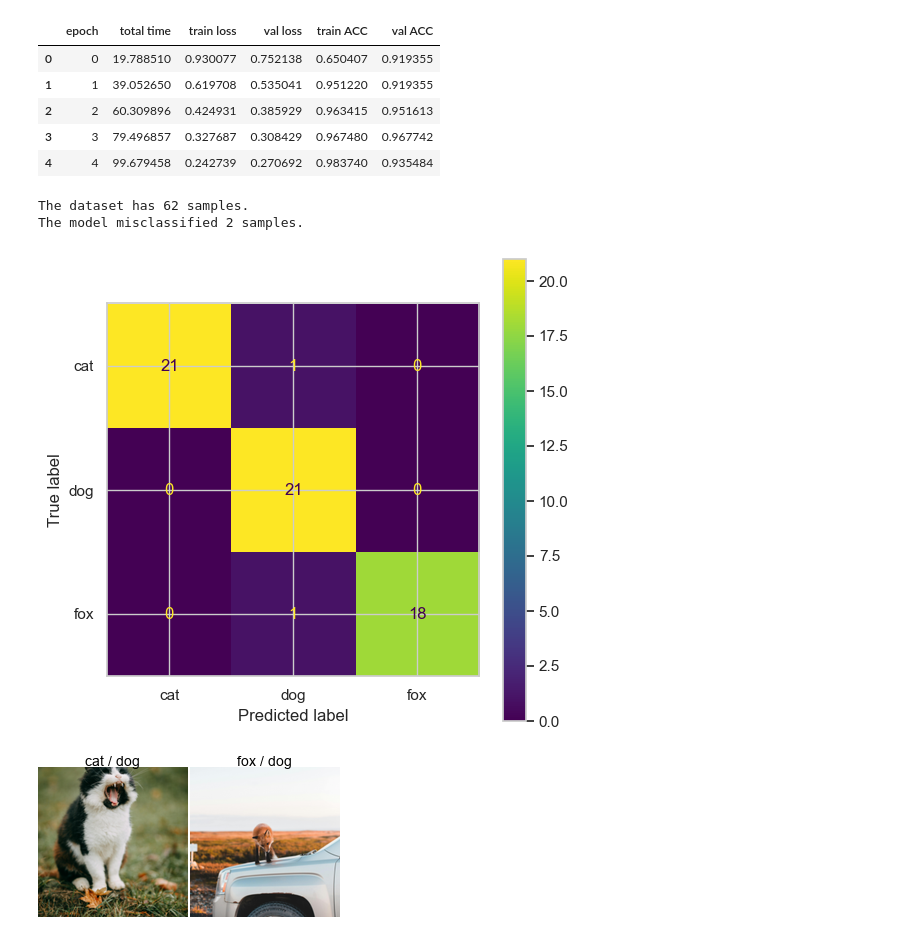
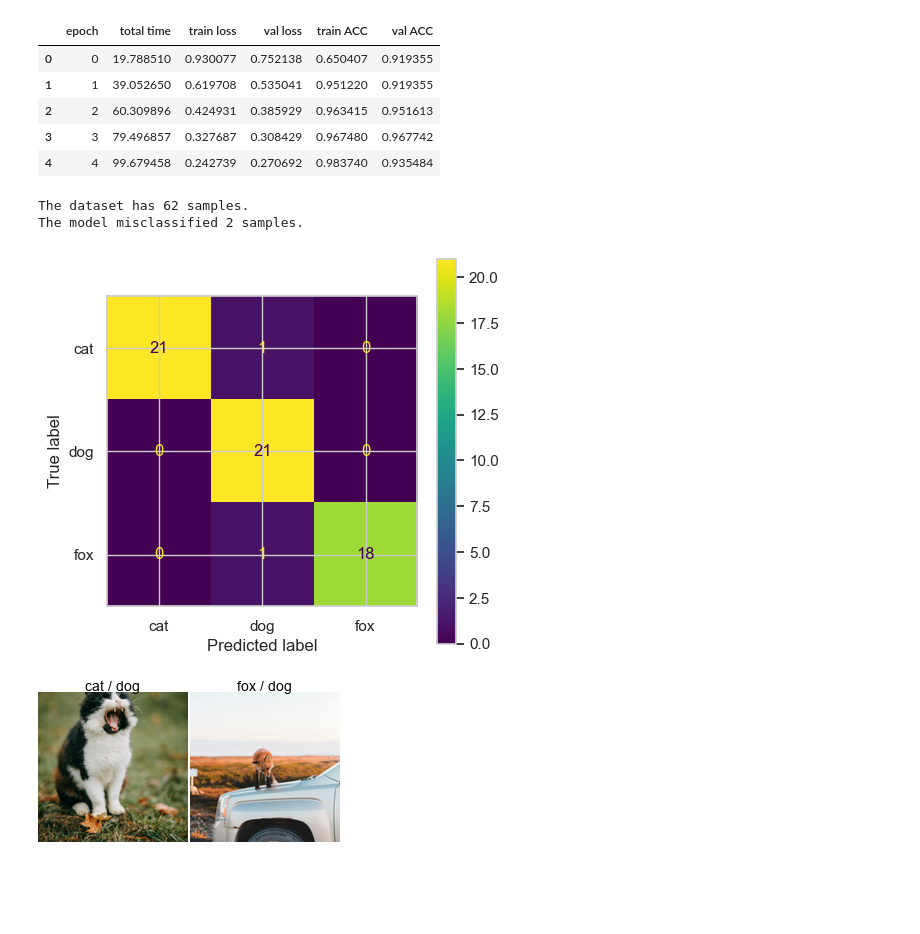
Before and after one commit to nkoranda97/DS776, a Jupyter notebook: Lesson_05_Transfer_Learning/cats_dogs_foxes.ipynb, the cells around one changed output. Drawn from its saved outputs; the diff is of its cells as text; code cells hidden in the pictures; blank space fills up the shorter version.

```diff
--- a/Lesson_05_Transfer_Learning/cats_dogs_foxes.ipynb
+++ b/Lesson_05_Transfer_Learning/cats_dogs_foxes.ipynb
@@ -309,7 +309,7 @@ from sklearn.metrics import confusion_matrix, ConfusionMatrixDisplay
 from sklearn.metrics import classification_report
 
 
-def evaluate_classifier(model, dataset, device, display_confusion=True, confusion_size=(6, 6), batch_size=32):
+def evaluate_classifier(model, dataset, device, display_confusion=True, img_size=(5, 5), batch_size=32):
     """
     Evaluates the model on the given dataset, plots the confusion matrix if specified,
     and returns the confusion matrix, classification report, and misclassified dataset.
@@ -319,7 +319,7 @@ def evaluate_classifier(model, dataset, device, display_confusion=True, confusio
         dataset (torch.utils.data.Dataset): The dataset to evaluate on.
         device (torch.device): The device to run the evaluation on.
         display_confusion (bool): Whether to display the confusion matrix. Defaults to True.
-        confusion_size (tuple): The size of the confusion matrix plot. Defaults to (6, 6).
+        img_size (tuple): The size of the confusion matrix plot. Defaults to (5, 5).
 
     Returns:
         tuple: (confusion matrix, classification report, misclassified dataset)
@@ -371,7 +371,7 @@ def evaluate_classifier(model, dataset, device, display_confusion=True, confusio
 
     # Display the confusion matrix if specified
     if display_confusion:
-        fig, ax = plt.subplots(figsize=confusion_size)
+        fig, ax = plt.subplots(figsize=img_size)
         disp = ConfusionMatrixDisplay(confusion_mat, display_labels=classes if classes else None)
         disp.plot(ax=ax)
         plt.show()
@@ -489,11 +489,11 @@ results
 # %%
 model = load_model(ResNet50Custom(num_outputs=3), MODELS_PATH / 'L05_frozen_backbone_resnet50.pt')
 device = get_device()
-conf_mat,report,missed_dataset=evaluate_classifier(model, val_dataset, device)
+conf_mat,report,missed_dataset=evaluate_classifier(model, val_dataset, device, confusion_size=(5,5))
 # %% [output]
 The dataset has 62 samples.
 The model misclassified 2 samples.
-[figure, old version]
+[figure, new version]
 # %%
 create_image_grid(missed_dataset, nrows=1, ncols=3, img_size=(150, 150), show_labels=True, mean=mean, std=std)
 # %% [output]
```
